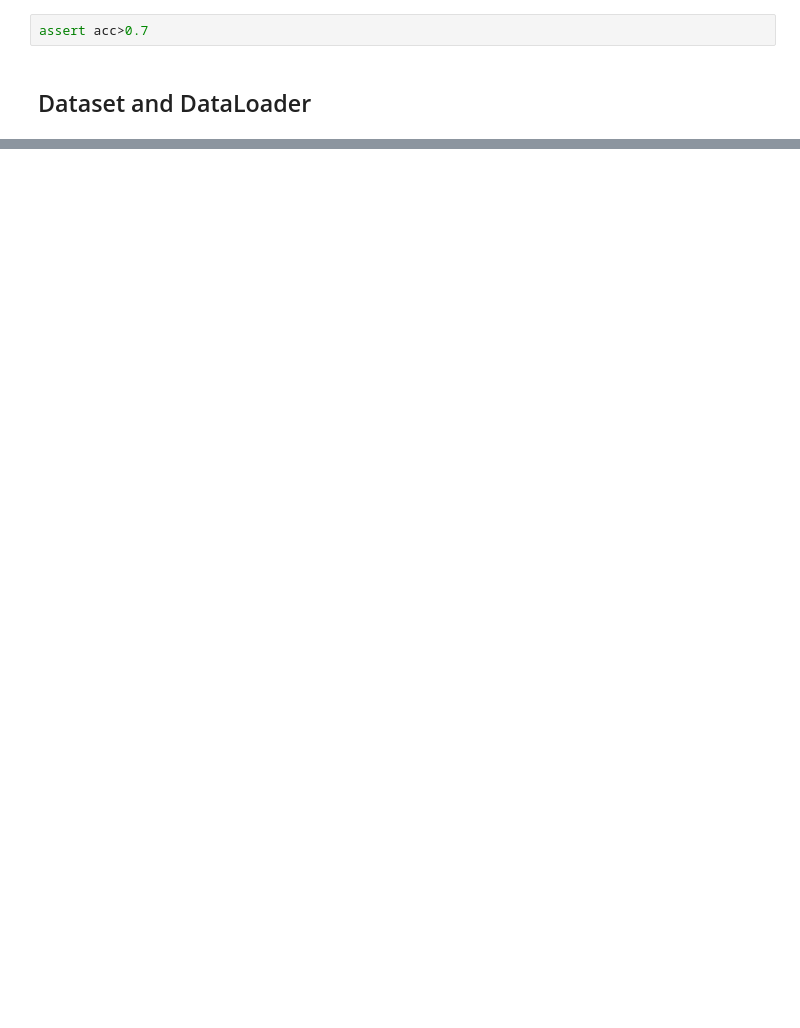
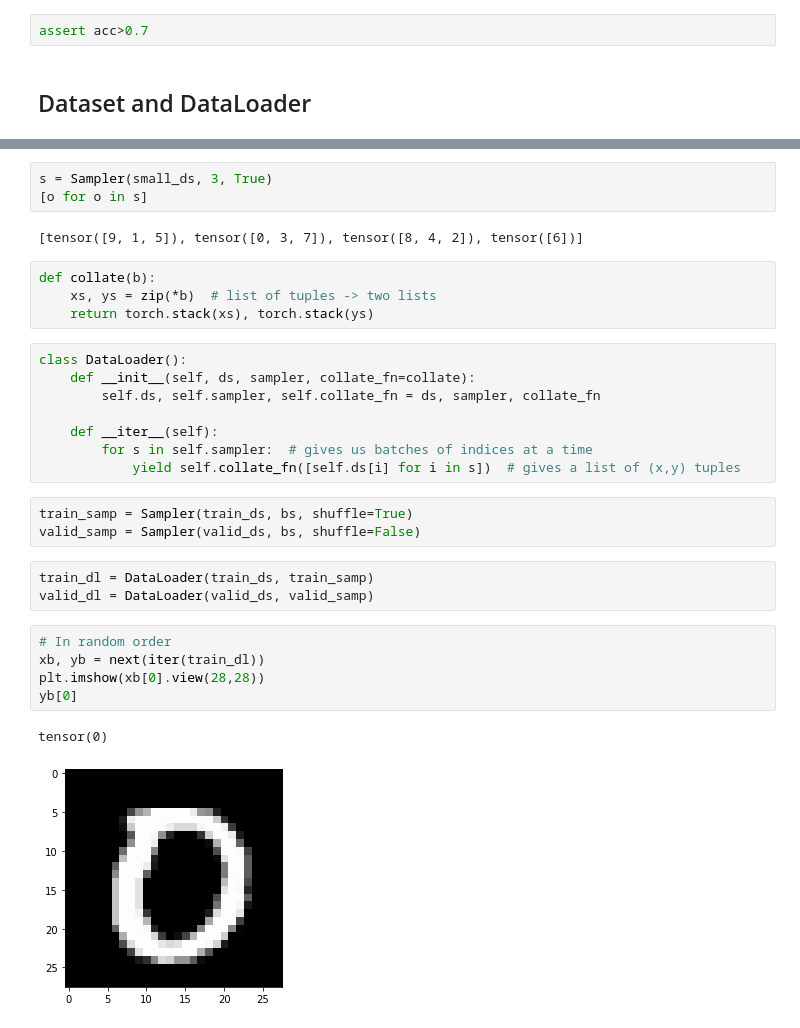
Before and after one commit to fg91/fastai_deep_learning_from_the_foundations, a Jupyter notebook: 03_minibatch_training.ipynb, the cells around one changed output, grey strips where cells are left out. Drawn from its saved outputs; the diff is of its cells as text; blank space fills up the shorter version.

```diff
--- a/03_minibatch_training.ipynb
+++ b/03_minibatch_training.ipynb
@@ -479,0 +597,31 @@ assert acc>0.7
+# %%
+s = Sampler(small_ds, 3, True)
+[o for o in s]
+# %% [output]
+[tensor([9, 1, 5]), tensor([0, 3, 7]), tensor([8, 4, 2]), tensor([6])]
+# %%
+def collate(b):
+    xs, ys = zip(*b)  # list of tuples -> two lists
+    return torch.stack(xs), torch.stack(ys)
+# %%
+class DataLoader():
+    def __init__(self, ds, sampler, collate_fn=collate):
+        self.ds, self.sampler, self.collate_fn = ds, sampler, collate_fn
+
+    def __iter__(self):
+        for s in self.sampler:  # gives us batches of indices at a time
+            yield self.collate_fn([self.ds[i] for i in s])  # gives a list of (x,y) tuples
+# %%
+train_samp = Sampler(train_ds, bs, shuffle=True)
+valid_samp = Sampler(valid_ds, bs, shuffle=False)
+# %%
+train_dl = DataLoader(train_ds, train_samp)
+valid_dl = DataLoader(valid_ds, valid_samp)
+# %%
+# In random order
+xb, yb = next(iter(train_dl))
+plt.imshow(xb[0].view(28,28))
+yb[0]
+# %% [output]
+tensor(0)
+[figure, added]
```
Also changed, not shown: parts of 59 cells of this notebook, 1 other file.
